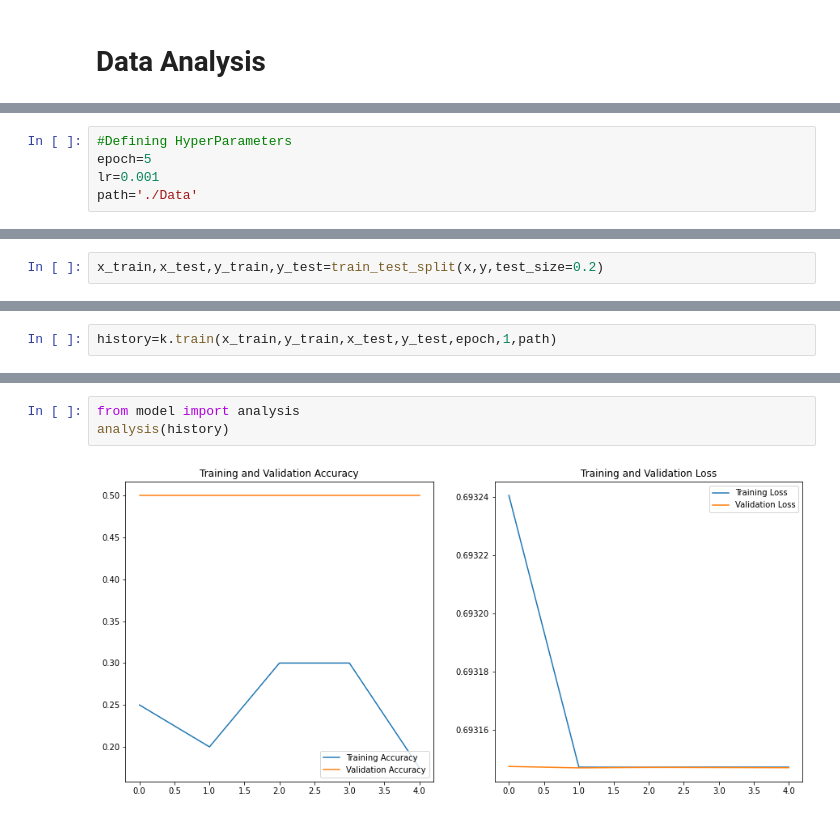
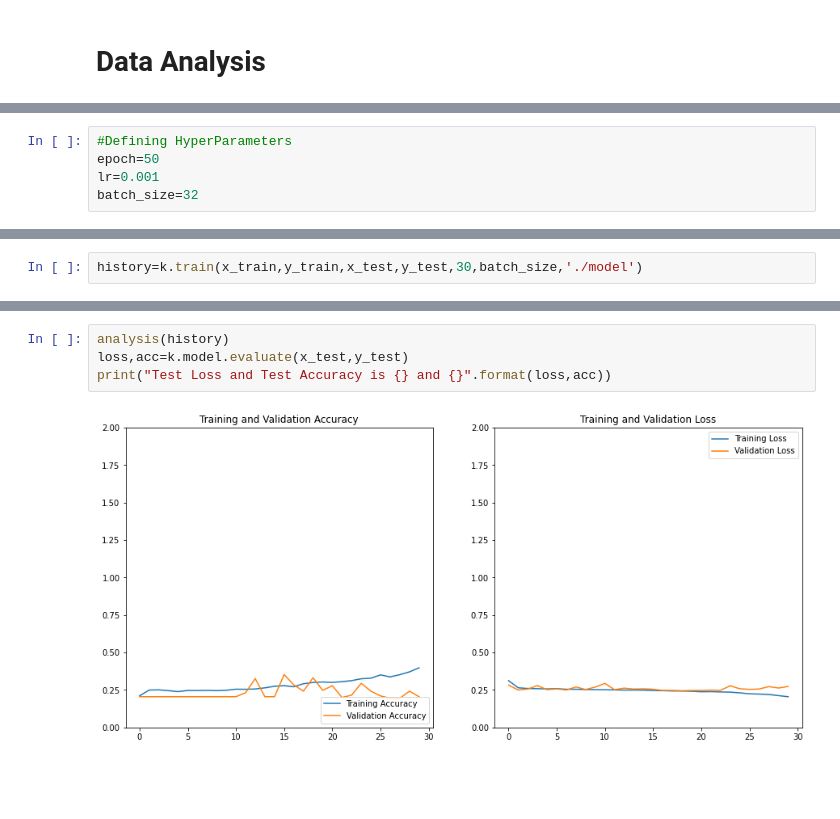
Before and after one commit to SreeGaneshTN/Movie-Genre-Prediction, a Jupyter notebook: main.ipynb, the cells around one changed output, grey strips where cells are left out. Saved outputs shown, nothing was run; the diff lists cells and outputs as text; blank space fills up the shorter version.

```diff
--- a/main.ipynb
+++ b/main.ipynb
@@ -178,7 +247,7 @@ Size of Image is (150, 150)
 # %%
 #Defining HyperParameters
-epoch=5
+epoch=50
 lr=0.001
-path='./Data'
+batch_size=32
 # %%
 from model import CNN
@@ -208,2 +274,0 @@ y=np.random.randint(low=1,high=3,size=(50,1))
-# %%
-x_train,x_test,y_train,y_test=train_test_split(x,y,test_size=0.2)
@@ -210,3 +282,3 @@ x_train,x_test,y_train,y_test=train_test_split(x,y,test_size=0.2)
 # %%
-history=k.train(x_train,y_train,x_test,y_test,epoch,1,path)
+history=k.train(x_train,y_train,x_test,y_test,30,batch_size,'./model')
 # %% [output]
@@ -229,5 +302,6 @@ Epoch 5/5
-# %%
-from model import analysis
-analysis(history)
-# %% [output]
-[figure, removed]
+# %%
+analysis(history)
+loss,acc=k.model.evaluate(x_test,y_test)
+print("Test Loss and Test Accuracy is {} and {}".format(loss,acc))
+# %% [output]
+[figure, added]
```
Also changed, not shown: parts of 22 cells of this notebook.
